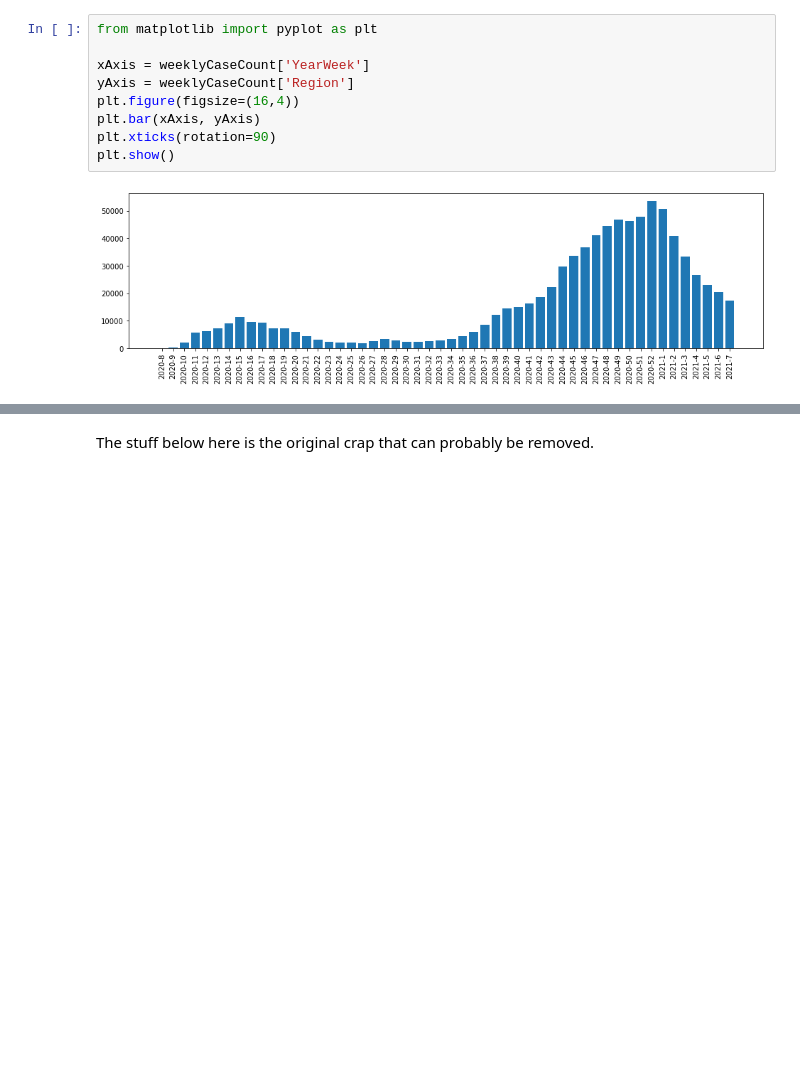
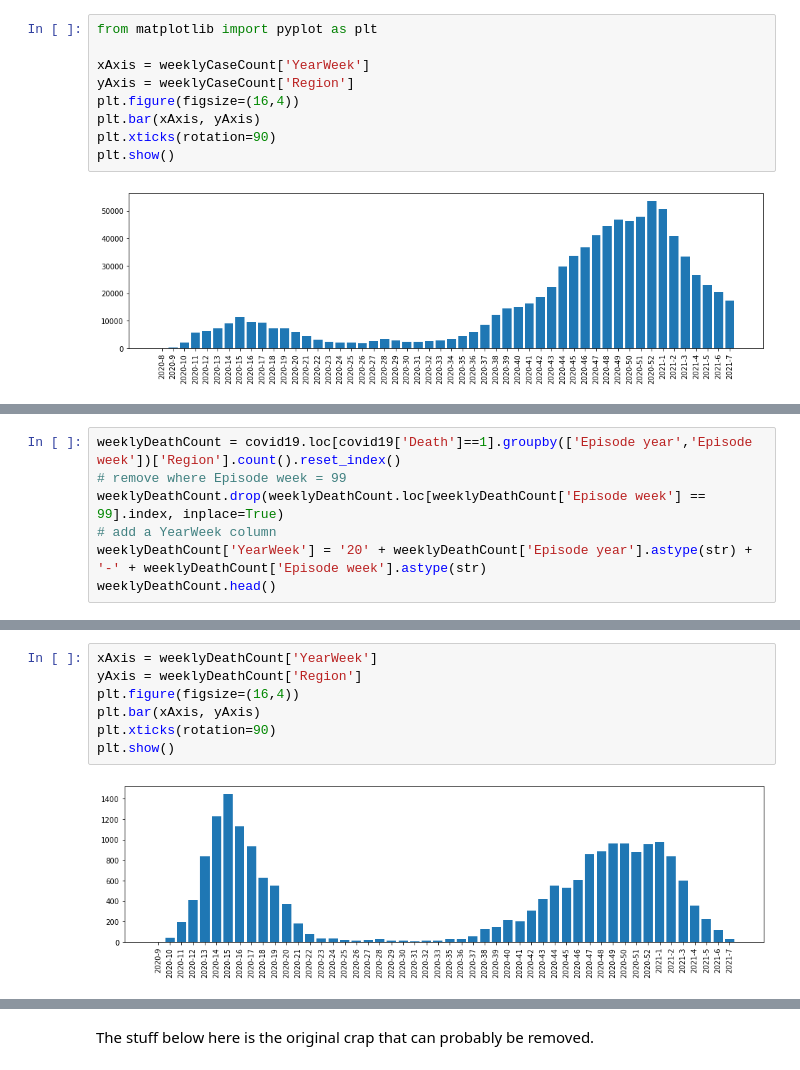
Before and after one commit to rkaunismaa/Covid19, a Jupyter notebook: COVID19-eng.ipynb, the cells around one changed output, grey strips where cells are left out. Drawn from its saved outputs; the diff is of its cells as text; blank space fills up the shorter version.

```diff
--- a/COVID19-eng.ipynb
+++ b/COVID19-eng.ipynb
@@ -147,0 +168,7 @@ plt.show()
+# %%
+weeklyDeathCount = covid19.loc[covid19['Death']==1].groupby(['Episode year','Episode week'])['Region'].count().reset_index()
+# remove where Episode week = 99
+weeklyDeathCount.drop(weeklyDeathCount.loc[weeklyDeathCount['Episode week'] == 99].index, inplace=True)
+# add a YearWeek column
+weeklyDeathCount['YearWeek'] = '20' + weeklyDeathCount['Episode year'].astype(str) + '-' + weeklyDeathCount['Episode week'].astype(str)
+weeklyDeathCount.head()
@@ -147,0 +182,9 @@ plt.show()
+# %%
+xAxis = weeklyDeathCount['YearWeek']
+yAxis = weeklyDeathCount['Region']
+plt.figure(figsize=(16,4))
+plt.bar(xAxis, yAxis)
+plt.xticks(rotation=90)
+plt.show()
+# %% [output]
+[figure, added]
```
Also changed, not shown: parts of 8 cells of this notebook.
